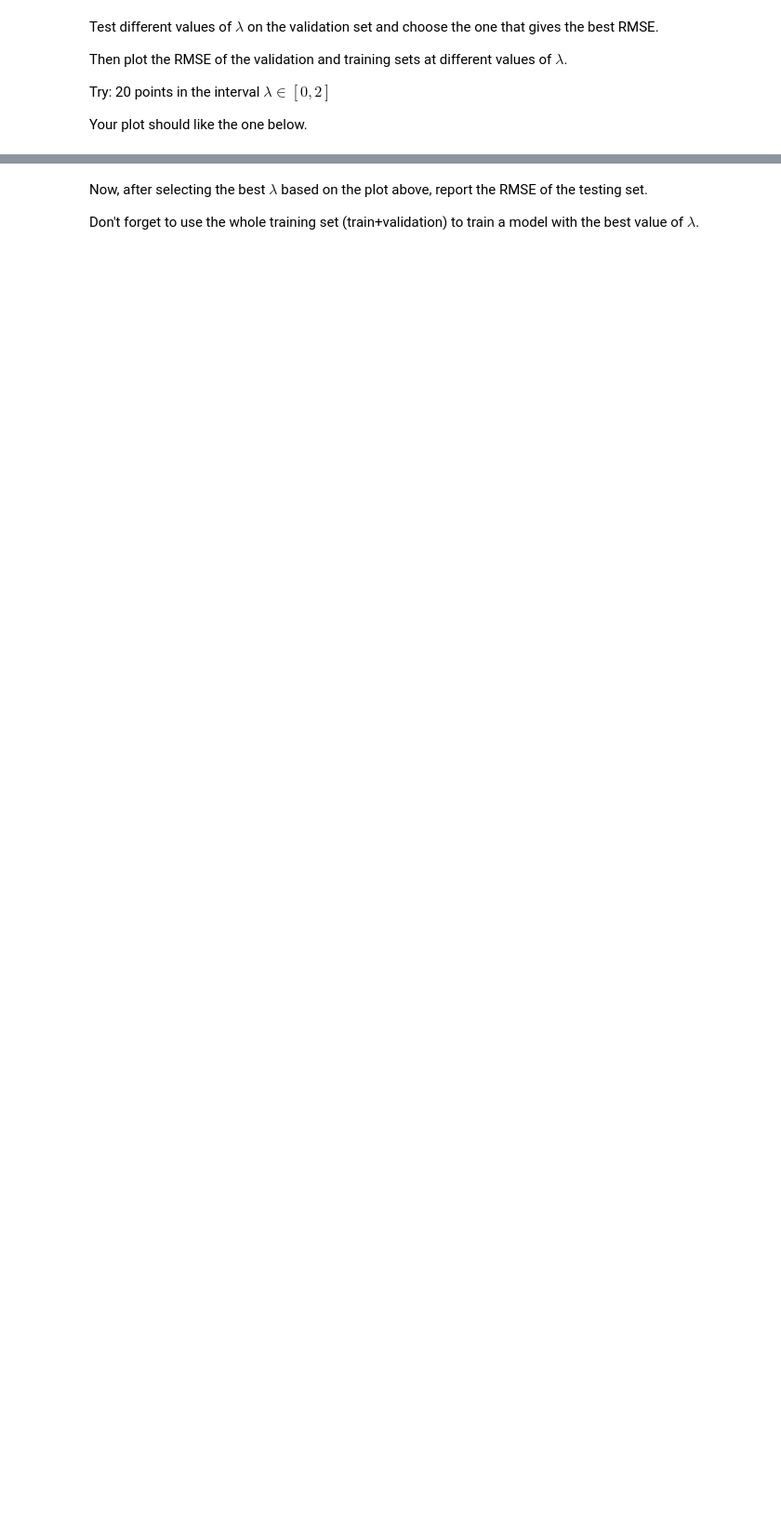
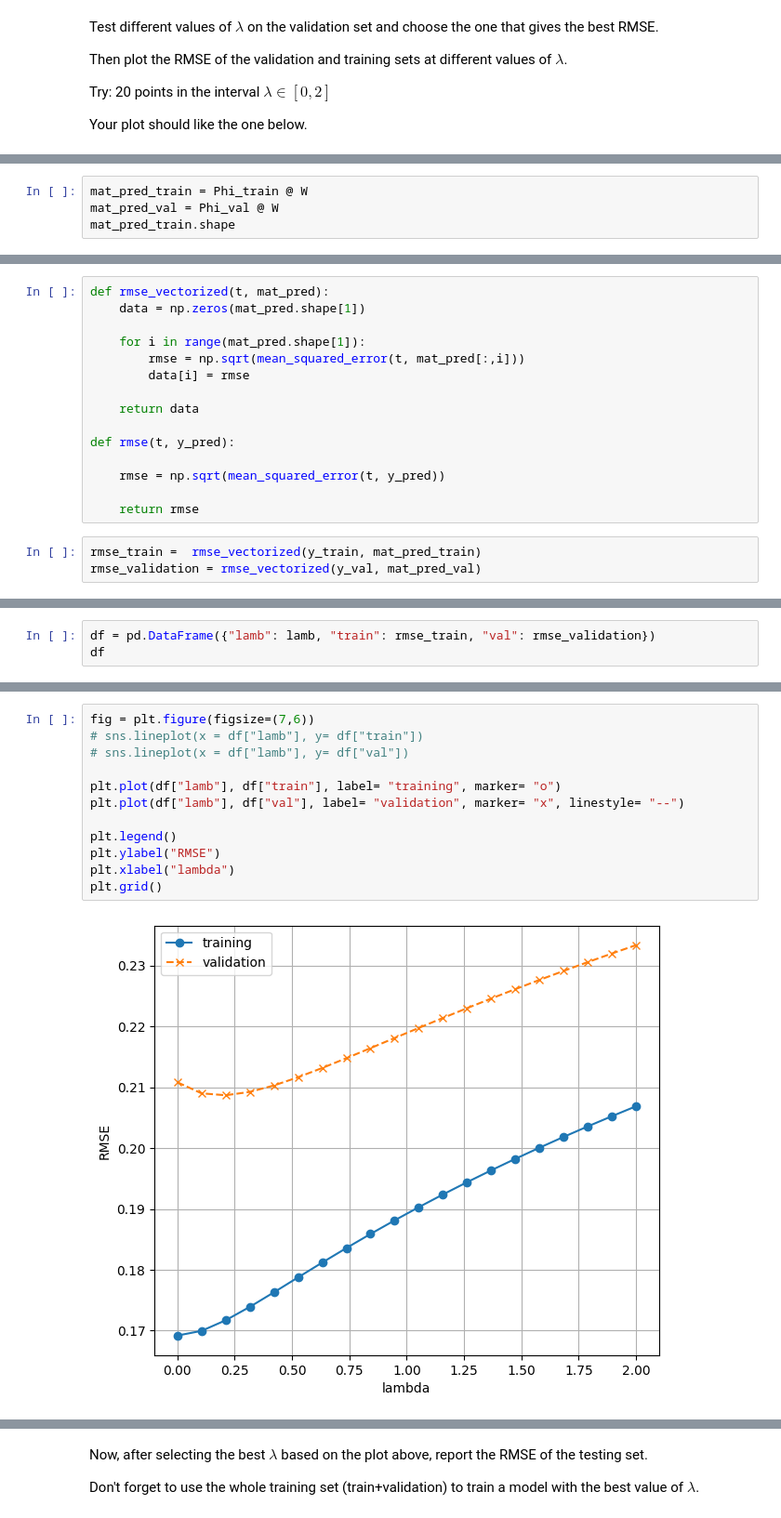
Before and after one commit to davi-dressler/fgv_tacd, a Jupyter notebook: fgv-class-2026-Lab2-Linear_Regression_regularization/708024.ipynb, the cells around one changed output, grey strips where cells are left out. Shown at 93% size. Cells and saved outputs as stored; diff of their text form; blank space fills up the shorter version.

```diff
--- a/fgv-class-2026-Lab2-Linear_Regression_regularization/708024.ipynb
+++ b/fgv-class-2026-Lab2-Linear_Regression_regularization/708024.ipynb
@@ -82,0 +128,4 @@ Your plot should like the one below.
+# %%
+mat_pred_train = Phi_train @ W
+mat_pred_val = Phi_val @ W
+mat_pred_train.shape
@@ -82,0 +134,18 @@ Your plot should like the one below.
+# %%
+def rmse_vectorized(t, mat_pred):
+    data = np.zeros(mat_pred.shape[1])
+
+    for i in range(mat_pred.shape[1]):
+        rmse = np.sqrt(mean_squared_error(t, mat_pred[:,i]))
+        data[i] = rmse
+
+    return data
+
+def rmse(t, y_pred):
+
+    rmse = np.sqrt(mean_squared_error(t, y_pred))
+
+    return rmse
+# %%
+rmse_train =  rmse_vectorized(y_train, mat_pred_train)
+rmse_validation = rmse_vectorized(y_val, mat_pred_val)
@@ -82,0 +159,3 @@ Your plot should like the one below.
+# %%
+df = pd.DataFrame({"lamb": lamb, "train": rmse_train, "val": rmse_validation})
+df
@@ -83,2 +180,16 @@ Your plot should like the one below.
+# %%
+fig = plt.figure(figsize=(7,6))
+# sns.lineplot(x = df["lamb"], y= df["train"])
+# sns.lineplot(x = df["lamb"], y= df["val"])
+
+plt.plot(df["lamb"], df["train"], label= "training", marker= "o")
+plt.plot(df["lamb"], df["val"], label= "validation", marker= "x", linestyle= "--")
+
+plt.legend()
+plt.ylabel("RMSE")
+plt.xlabel("lambda")
+plt.grid()
+# %% [output]
+[figure, added]
 # %%
 ## leave this cell untouched to see how the plot should look like
```
Also changed, not shown: parts of 23 cells of this notebook, 1 other file.
